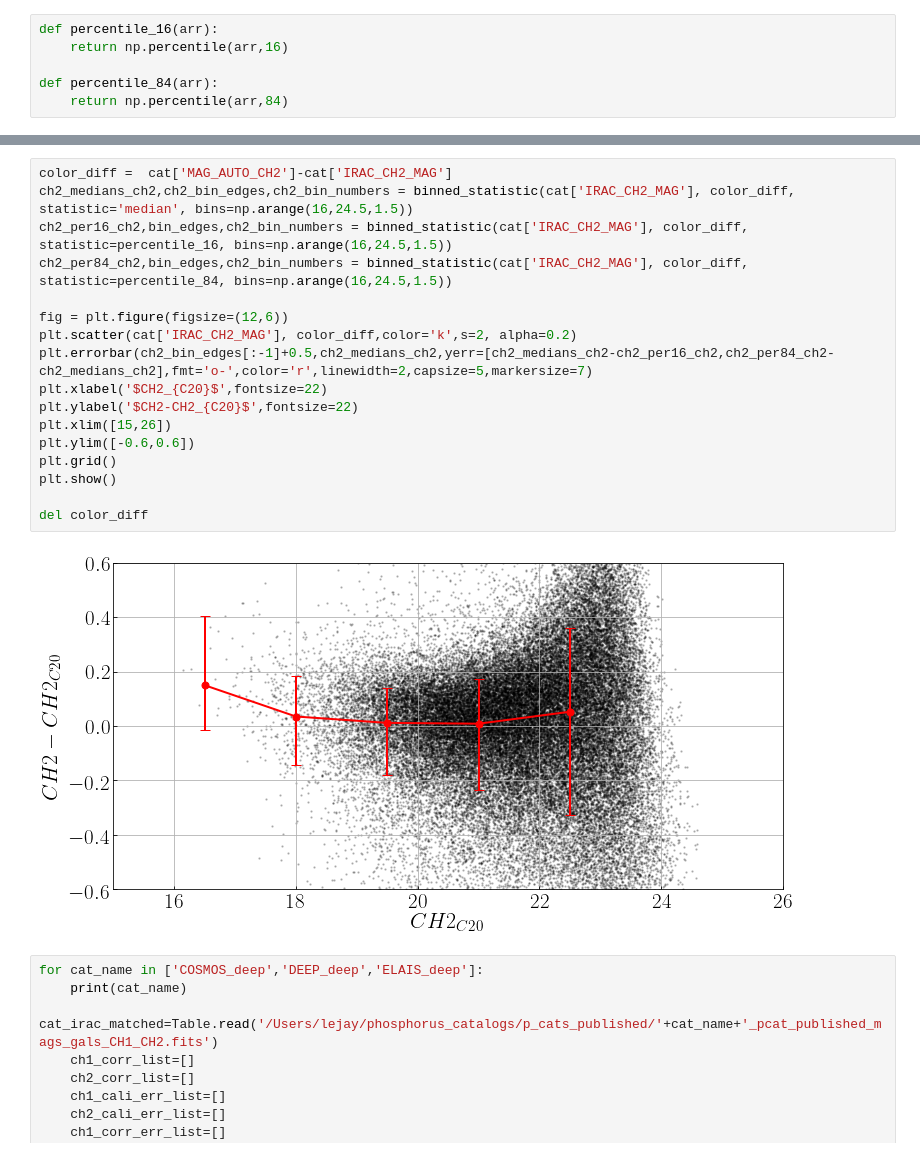
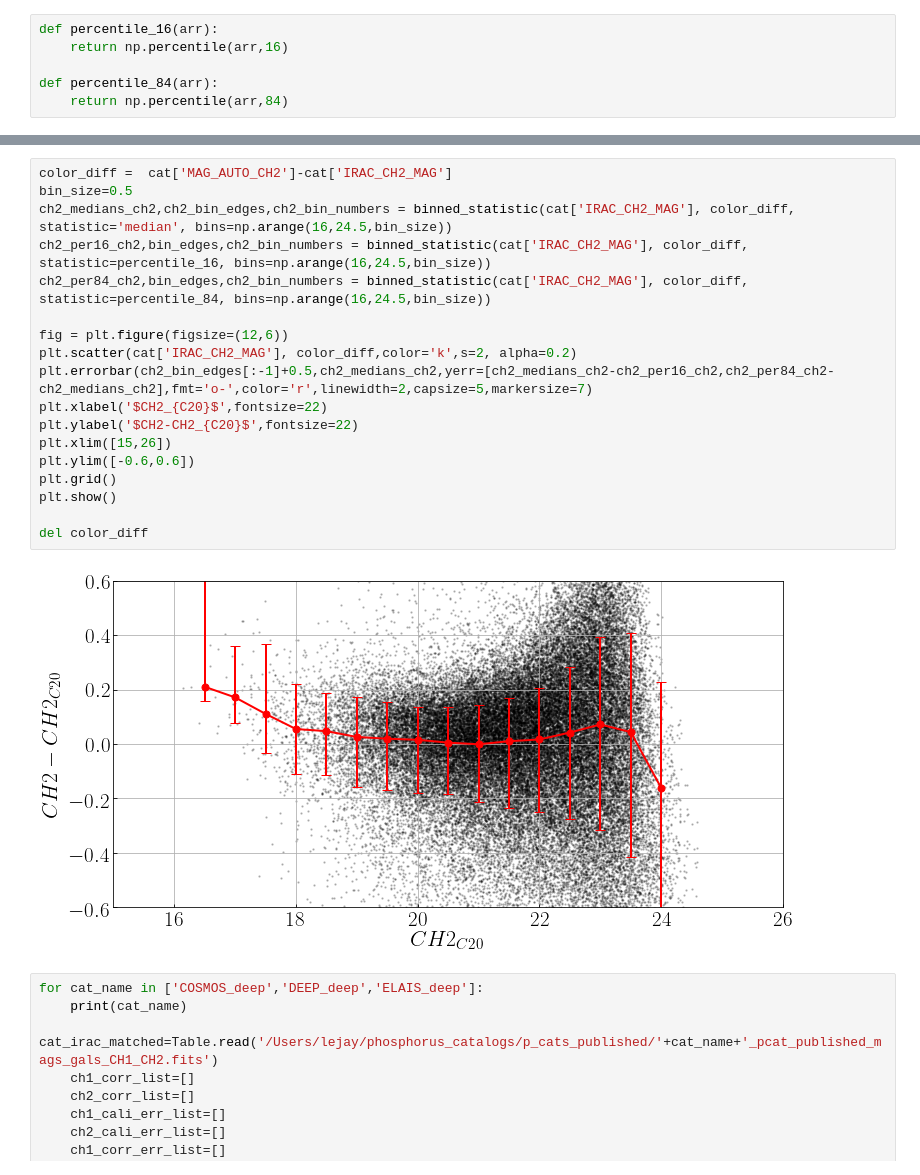
Before and after one commit to LejayChen/massive_gals, a Jupyter notebook: pcat_shiraz_cosmos2020.ipynb, the cells around one changed output, grey strips where cells are left out. Cells and saved outputs as stored; diff of their text form.

```diff
--- a/pcat_shiraz_cosmos2020.ipynb
+++ b/pcat_shiraz_cosmos2020.ipynb
@@ -203,22 +217,23 @@ del color_diff
 # %%
 color_diff =  cat['MAG_AUTO_CH2']-cat['IRAC_CH2_MAG']
-ch2_medians_ch2,ch2_bin_edges,ch2_bin_numbers = binned_statistic(cat['IRAC_CH2_MAG'], color_diff, statistic='median', bins=np.arange(16,24.5,1.5))
-ch2_per16_ch2,bin_edges,ch2_bin_numbers = binned_statistic(cat['IRAC_CH2_MAG'], color_diff, statistic=percentile_16, bins=np.arange(16,24.5,1.5))
-ch2_per84_ch2,bin_edges,ch2_bin_numbers = binned_statistic(cat['IRAC_CH2_MAG'], color_diff, statistic=percentile_84, bins=np.arange(16,24.5,1.5))
+bin_size=0.5
+ch2_medians_ch2,ch2_bin_edges,ch2_bin_numbers = binned_statistic(cat['IRAC_CH2_MAG'], color_diff, statistic='median', bins=np.arange(16,24.5,bin_size))
+ch2_per16_ch2,bin_edges,ch2_bin_numbers = binned_statistic(cat['IRAC_CH2_MAG'], color_diff, statistic=percentile_16, bins=np.arange(16,24.5,bin_size))
+ch2_per84_ch2,bin_edges,ch2_bin_numbers = binned_statistic(cat['IRAC_CH2_MAG'], color_diff, statistic=percentile_84, bins=np.arange(16,24.5,bin_size))
 
 fig = plt.figure(figsize=(12,6))
 plt.scatter(cat['IRAC_CH2_MAG'], color_diff,color='k',s=2, alpha=0.2)
 plt.errorbar(ch2_bin_edges[:-1]+0.5,ch2_medians_ch2,yerr=[ch2_medians_ch2-ch2_per16_ch2,ch2_per84_ch2-ch2_medians_ch2],fmt='o-',color='r',linewidth=2,capsize=5,markersize=7)
 plt.xlabel('$CH2_{C20}$',fontsize=22)
 plt.ylabel('$CH2-CH2_{C20}$',fontsize=22)
 plt.xlim([15,26])
 plt.ylim([-0.6,0.6])
 plt.grid()
 plt.show()
 
 del color_diff
 # %% [output]
-[figure, old version]
+[figure, new version]
 # %%
 for cat_name in ['COSMOS_deep','DEEP_deep','ELAIS_deep']:
     print(cat_name)
```
Also changed, not shown: parts of 3 cells of this notebook, 3 other files.
